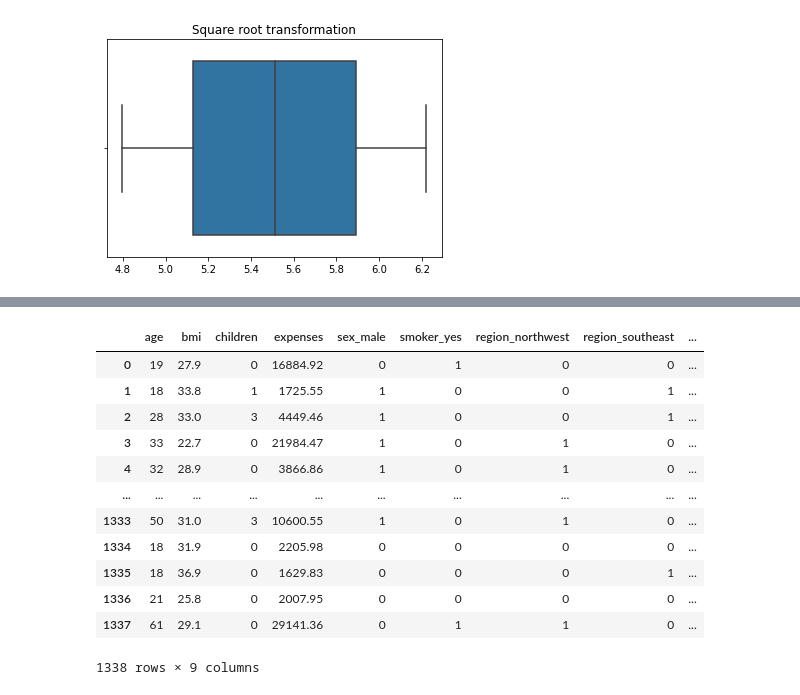
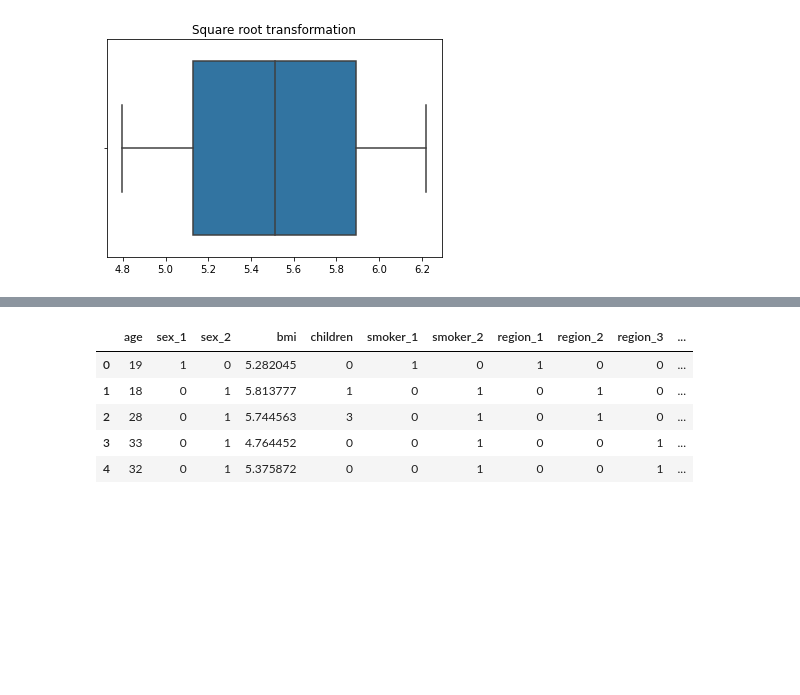
Before and after one commit to HarishSinghoo7/Insurance-Premium-Prediction, a Jupyter notebook: src/EDA/Insurance Prediction EDA.ipynb, the cells around one changed output, grey strips where cells are left out. Drawn from its saved outputs; the diff is of its cells as text; code cells hidden in the pictures; blank space fills up the shorter version.

```diff
--- a/src/EDA/Insurance Prediction EDA.ipynb
+++ b/src/EDA/Insurance Prediction EDA.ipynb
@@ -40,6 +49,8 @@ df.describe().T
 | bmi | 1338.0 | 30.665471 | 6.098382 | 16.00 | 26.3000 | 30.40 | 34.700 | 53.10 |
 | children | 1338.0 | 1.094918 | 1.205493 | 0.00 | 0.0000 | 1.00 | 2.000 | 5.00 |
 | expenses | 1338.0 | 13270.422414 | 12110.011240 | 1121.87 | 4740.2875 | 9382.03 | 16639.915 | 63770.43 |
+# %%
+df.drop_duplicates(inplace=True)
 # %% [markdown]
 # Visualizing Data
 # %% [markdown]
@@ -197,3 +179,0 @@ pd.DataFrame(ohe.fit_transform(df[['sex']]))
-# %%
-df = pd.read_csv('../../data/insurance.csv')
-df.head()
@@ -207,4 +180,4 @@ df.head()
 # %%
 import category_encoders as ce
 encoder=ce.OneHotEncoder(cols=['sex', 'smoker', 'region'], return_df=True )
-encoder.fit_transform(df)
+one_hot_df = encoder.fit_transform(df)
@@ -243,17 +184,9 @@ encoder.transform(df.sample(5, random_state=21))
-# %%
-one_hot_df = pd.get_dummies(df, columns=['sex', 'smoker', 'region'], drop_first=True)
-one_hot_df
-# %% [output]
-|  | age | bmi | children | expenses | sex_male | smoker_yes | region_northwest | region_southeast | ... |
-| 0 | 19 | 27.9 | 0 | 16884.92 | 0 | 1 | 0 | 0 | ... |
-| 1 | 18 | 33.8 | 1 | 1725.55 | 1 | 0 | 0 | 1 | ... |
-| 2 | 28 | 33.0 | 3 | 4449.46 | 1 | 0 | 0 | 1 | ... |
-| 3 | 33 | 22.7 | 0 | 21984.47 | 1 | 0 | 1 | 0 | ... |
-| 4 | 32 | 28.9 | 0 | 3866.86 | 1 | 0 | 1 | 0 | ... |
-| ... | ... | ... | ... | ... | ... | ... | ... | ... | ... |
-| 1333 | 50 | 31.0 | 3 | 10600.55 | 1 | 0 | 1 | 0 | ... |
-| 1334 | 18 | 31.9 | 0 | 2205.98 | 0 | 0 | 0 | 0 | ... |
-| 1335 | 18 | 36.9 | 0 | 1629.83 | 0 | 0 | 0 | 1 | ... |
-| 1336 | 21 | 25.8 | 0 | 2007.95 | 0 | 0 | 0 | 0 | ... |
-| 1337 | 61 | 29.1 | 0 | 29141.36 | 0 | 1 | 1 | 0 | ... |
-1338 rows × 9 columns
+# %%
+one_hot_df.head()
+# %% [output]
+|  | age | sex_1 | sex_2 | bmi | children | smoker_1 | smoker_2 | region_1 | region_2 | region_3 | ... |
+| 0 | 19 | 1 | 0 | 5.282045 | 0 | 1 | 0 | 1 | 0 | 0 | ... |
+| 1 | 18 | 0 | 1 | 5.813777 | 1 | 0 | 1 | 0 | 1 | 0 | ... |
+| 2 | 28 | 0 | 1 | 5.744563 | 3 | 0 | 1 | 0 | 1 | 0 | ... |
+| 3 | 33 | 0 | 1 | 4.764452 | 0 | 0 | 1 | 0 | 0 | 1 | ... |
+| 4 | 32 | 0 | 1 | 5.375872 | 0 | 0 | 1 | 0 | 0 | 1 | ... |
```
Also changed, not shown: parts of 55 cells of this notebook, 17 other files.
